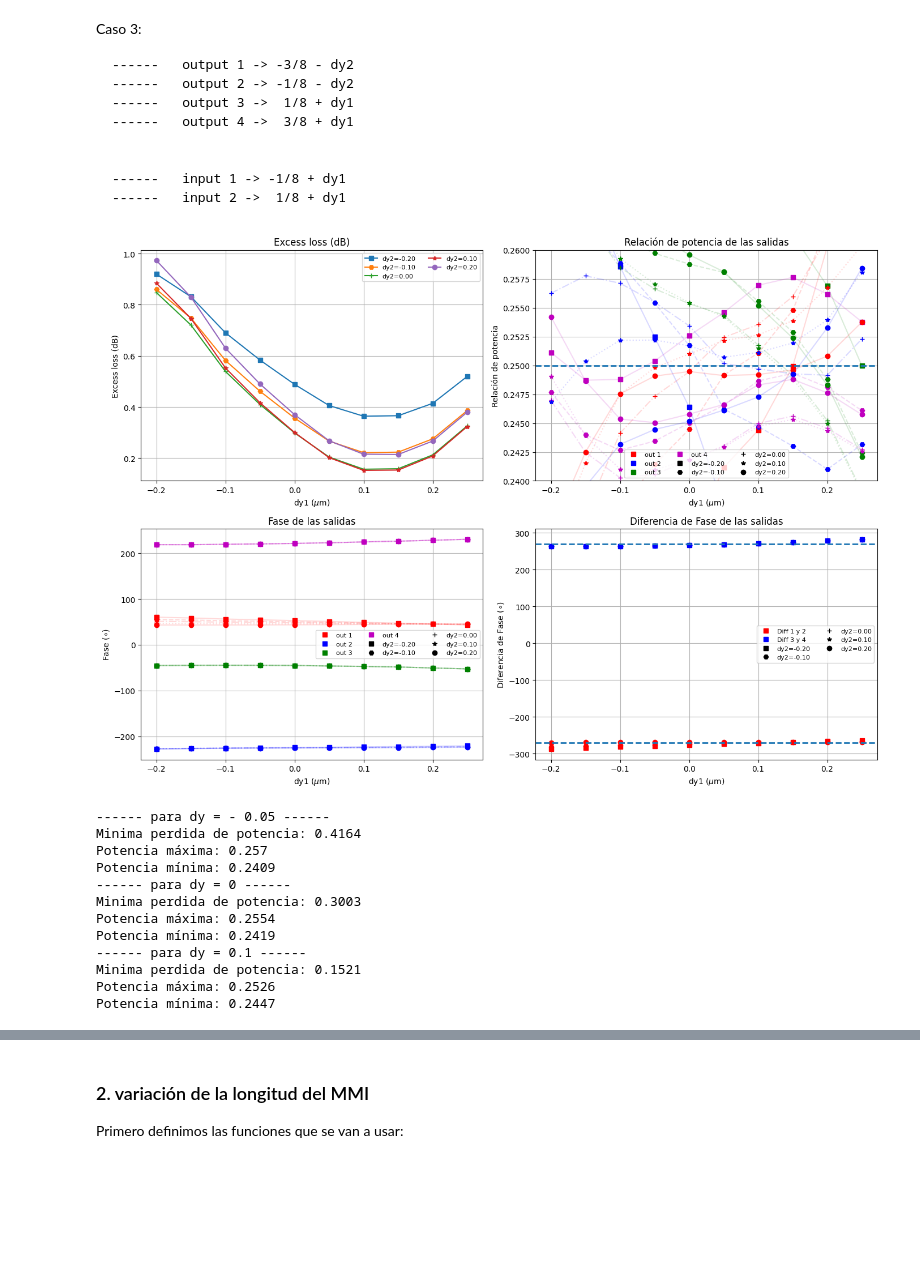
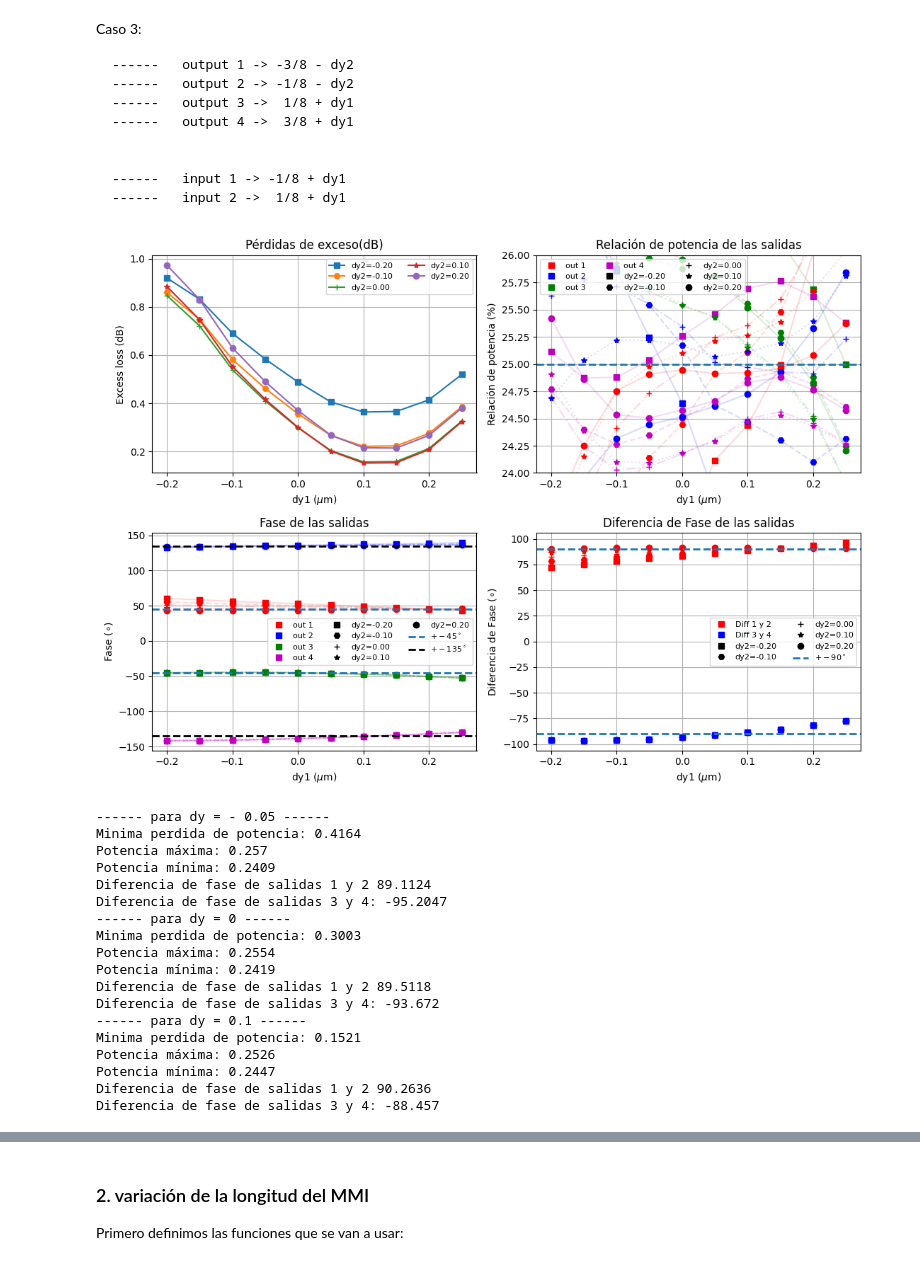
Before and after one commit to PauDaniOrtiz/pic-upv-TFM-Paula-Ortiz, a Jupyter notebook: MMI_2X4.ipynb, the cells around one changed output, grey strips where cells are left out. Saved outputs shown, nothing was run; the diff lists cells and outputs as text; code cells hidden in the pictures; blank space fills up the shorter version.

Commit message:
MMI 2 X 4 errores medios y analisis de fase

```diff
--- a/MMI_2X4.ipynb
+++ b/MMI_2X4.ipynb
@@ -551,11 +724,11 @@ for j_idx, j in enumerate(range(-20, 30, 10)):
         p3_matrix[j_idx, i_idx]   = (power2[2] + power1[2]) / power_total_final
         p4_matrix[j_idx, i_idx]   = (power2[3] + power1[3]) / power_total_final
 
-        phase1_matrix[j_idx, i_idx] = delta_phase_total[0]
-        phase2_matrix[j_idx, i_idx] = delta_phase_total[1]
-        phase3_matrix[j_idx, i_idx] = delta_phase_total[2]
-        phase4_matrix[j_idx, i_idx] = delta_phase_total[3]
+        phase1_matrix[j_idx, i_idx] = ((delta_phase_total[0]+ 180) % 360) - 180
+        phase2_matrix[j_idx, i_idx] = ((delta_phase_total[1]+ 180) % 360) - 180
+        phase3_matrix[j_idx, i_idx] = ((delta_phase_total[2]+ 180) % 360) - 180
+        phase4_matrix[j_idx, i_idx] = ((delta_phase_total[3]+ 180) % 360) - 180
 
-        diff12_matrix[j_idx, i_idx] = delta_phase_total[1] - delta_phase_total[0]
-        diff34_matrix[j_idx, i_idx] = delta_phase_total[3] - delta_phase_total[2]
+        diff12_matrix[j_idx, i_idx] = ((delta_phase_total[1] - delta_phase_total[0]+ 180) % 360) - 180
+        diff34_matrix[j_idx, i_idx] = ((delta_phase_total[3] - delta_phase_total[2]+ 180) % 360) - 180
 # %%
@@ -657,10 +846,10 @@ for j_idx, j in enumerate(range(-20, 30, 10)):
         p3_matrix[j_idx, i_idx]   = (power2[2] + power1[2]) / power_total_final
         p4_matrix[j_idx, i_idx]   = (power2[3] + power1[3]) / power_total_final
 
-        phase1_matrix[j_idx, i_idx] = delta_phase_total[0]
-        phase2_matrix[j_idx, i_idx] = delta_phase_total[1]
-        phase3_matrix[j_idx, i_idx] = delta_phase_total[2]
-        phase4_matrix[j_idx, i_idx] = delta_phase_total[3]
+        phase1_matrix[j_idx, i_idx] = ((delta_phase_total[0]+ 180) % 360) - 180
+        phase2_matrix[j_idx, i_idx] = ((delta_phase_total[1]+ 180) % 360) - 180
+        phase3_matrix[j_idx, i_idx] = ((delta_phase_total[2]+ 180) % 360) - 180
+        phase4_matrix[j_idx, i_idx] = ((delta_phase_total[3]+ 180) % 360) - 180
 
-        diff12_matrix[j_idx, i_idx] = delta_phase_total[1] - delta_phase_total[0]
-        diff34_matrix[j_idx, i_idx] = delta_phase_total[3] - delta_phase_total[2]
+        diff12_matrix[j_idx, i_idx] = ((delta_phase_total[1] - delta_phase_total[0]+ 180) % 360) - 180
+        diff34_matrix[j_idx, i_idx] = ((delta_phase_total[3] - delta_phase_total[2]+ 180) % 360) - 180
@@ -763,41 +968,53 @@ for j_idx, j in enumerate(range(-20, 30, 10)):
         p3_matrix[j_idx, i_idx]   = (power2[2] + power1[2]) / power_total_final
         p4_matrix[j_idx, i_idx]   = (power2[3] + power1[3]) / power_total_final
 
-        phase1_matrix[j_idx, i_idx] = delta_phase_total[0]
-        phase2_matrix[j_idx, i_idx] = delta_phase_total[1]
-        phase3_matrix[j_idx, i_idx] = delta_phase_total[2]
-        phase4_matrix[j_idx, i_idx] = delta_phase_total[3]
+        phase1_matrix[j_idx, i_idx] = ((delta_phase_total[0]+ 180) % 360) - 180
+        phase2_matrix[j_idx, i_idx] = ((delta_phase_total[1]+ 180) % 360) - 180
+        phase3_matrix[j_idx, i_idx] = ((delta_phase_total[2]+ 180) % 360) - 180
+        phase4_matrix[j_idx, i_idx] = ((delta_phase_total[3]+ 180) % 360) - 180
 
-        diff12_matrix[j_idx, i_idx] = delta_phase_total[1] - delta_phase_total[0]
-        diff34_matrix[j_idx, i_idx] = delta_phase_total[3] - delta_phase_total[2]
+        diff12_matrix[j_idx, i_idx] = ((delta_phase_total[1] - delta_phase_total[0]+ 180) % 360) - 180
+        diff34_matrix[j_idx, i_idx] = ((delta_phase_total[3] - delta_phase_total[2]+ 180) % 360) - 180
 # %%
-grafica2Parametros(0.24,0.26,dy1_vals,dy2_vals,Loss_matrix,p1_matrix,p2_matrix,p3_matrix,p4_matrix,phase1_matrix,phase2_matrix,phase3_matrix,phase4_matrix,diff12_matrix,diff34_matrix)
+grafica2Parametros(24,26,dy1_vals,dy2_vals,Loss_matrix,p1_matrix,p2_matrix,p3_matrix,p4_matrix,phase1_matrix,phase2_matrix,phase3_matrix,phase4_matrix,diff12_matrix,diff34_matrix)
 # %% [output]
-[figure, old version]
+[figure, new version]
 # %%
 
 print("------ para dy = - 0.05 ------")
 print('Minima perdida de potencia:', np.round(np.min(Loss_matrix[3, 3]),4))
 print('Potencia máxima:', np.round(np.min(p3_matrix[3, 3]),4))
 print('Potencia mínima:', np.round(np.min(p4_matrix[3, 3]),4))
+print('Diferencia de fase de salidas 1 y 2', np.round((diff12_matrix[3, 3]),4))
+print('Diferencia de fase de salidas 3 y 4:', np.round((diff34_matrix[3, 3]),4))
 print("------ para dy = 0 ------")
 print('Minima perdida de potencia:', np.round(np.min(Loss_matrix[3, 4]),4))
 print('Potencia máxima:', np.round(np.min(p3_matrix[3, 4]),4))
 print('Potencia mínima:', np.round(np.min(p4_matrix[3, 4]),4))
+print('Diferencia de fase de salidas 1 y 2', np.round((diff12_matrix[3, 4]),4))
+print('Diferencia de fase de salidas 3 y 4:', np.round((diff34_matrix[3, 4]),4))
 print("------ para dy = 0.1 ------")
 print('Minima perdida de potencia:', np.round(np.min(Loss_matrix[3, 6]),4))
 print('Potencia máxima:', np.round(np.min(p1_matrix[3, 6]),4))
 print('Potencia mínima:', np.round(np.min(p4_matrix[3, 6]),4))
+print('Diferencia de fase de salidas 1 y 2', np.round((diff12_matrix[3, 6]),4))
+print('Diferencia de fase de salidas 3 y 4:', np.round((diff34_matrix[3, 6]),4))
 # %% [output]
 ------ para dy = - 0.05 ------
 Minima perdida de potencia: 0.4164
 Potencia máxima: 0.257
 Potencia mínima: 0.2409
+Diferencia de fase de salidas 1 y 2 89.1124
+Diferencia de fase de salidas 3 y 4: -95.2047
 ------ para dy = 0 ------
 Minima perdida de potencia: 0.3003
 Potencia máxima: 0.2554
 Potencia mínima: 0.2419
+Diferencia de fase de salidas 1 y 2 89.5118
+Diferencia de fase de salidas 3 y 4: -93.672
 ------ para dy = 0.1 ------
 Minima perdida de potencia: 0.1521
 Potencia máxima: 0.2526
 Potencia mínima: 0.2447
+Diferencia de fase de salidas 1 y 2 90.2636
+Diferencia de fase de salidas 3 y 4: -88.457
```
Also changed, not shown: parts of 32 cells of this notebook, 2 other files.
